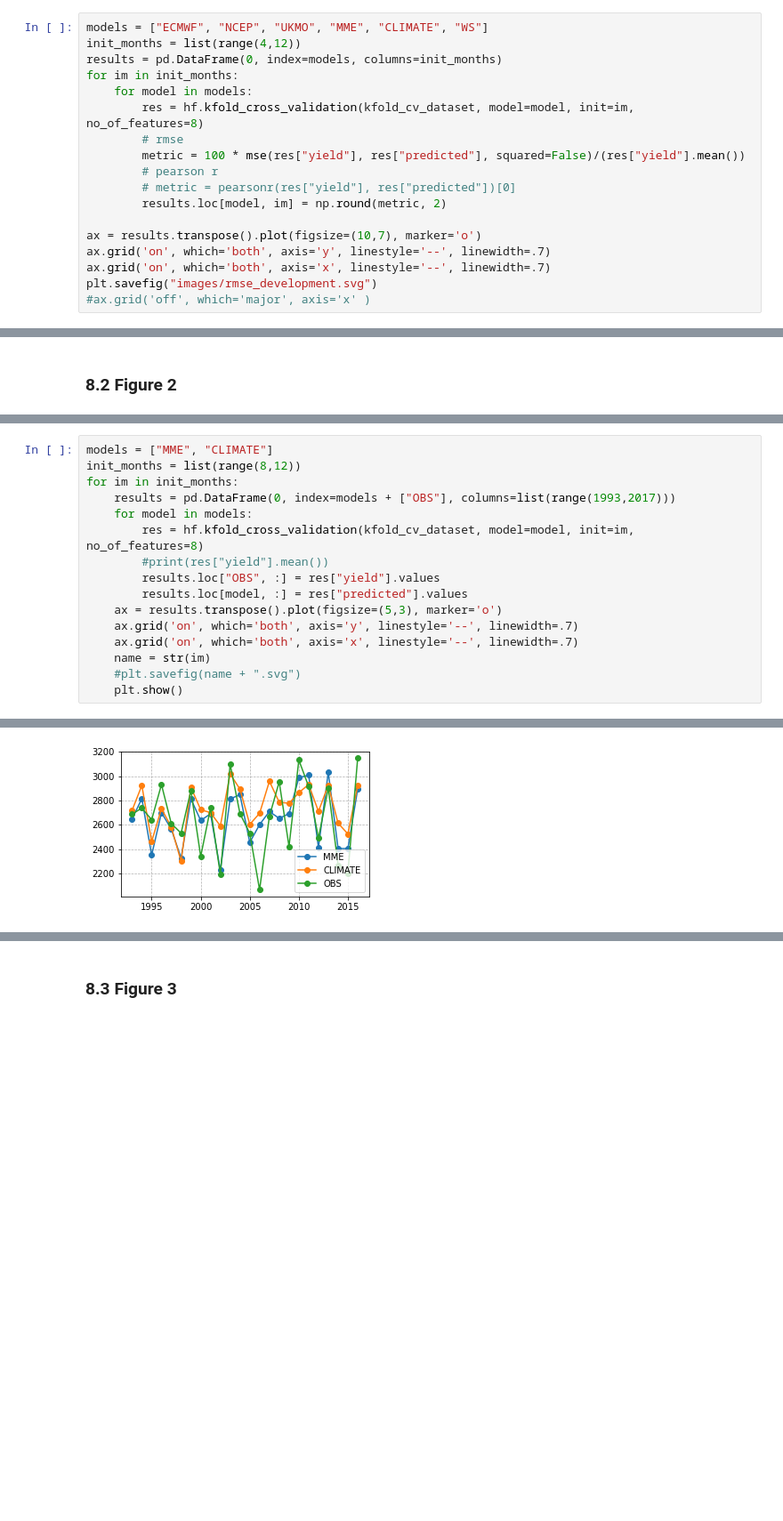
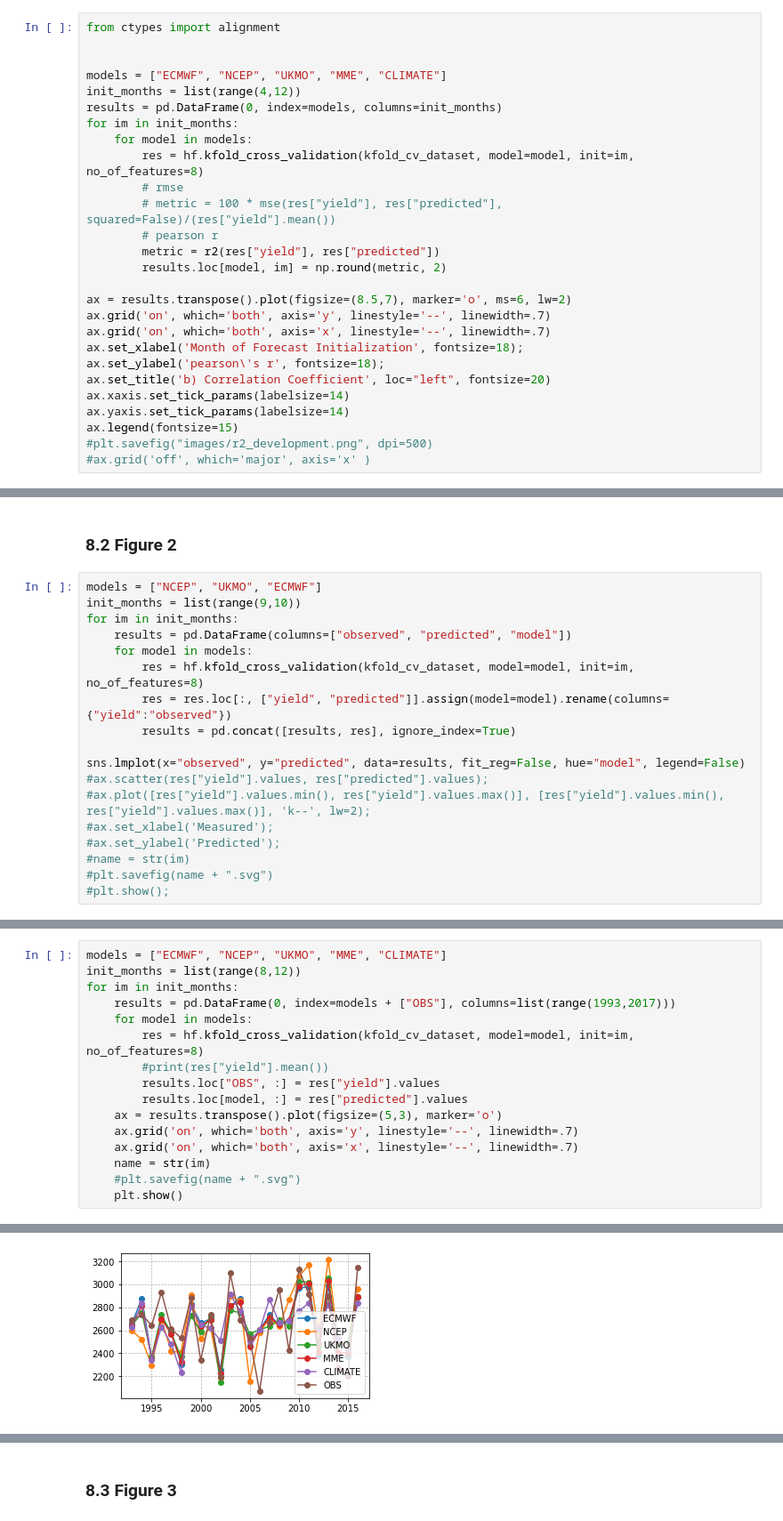
Before and after one commit to mzachow/wheat-yield-forecast-brazil, a Jupyter notebook: climatology_vs_seasonal_forecasts.ipynb, the cells around one changed output, grey strips where cells are left out. Shown at 89% size. Saved outputs shown, nothing was run; the diff lists cells and outputs as text; blank space fills up the shorter version.

```diff
--- a/climatology_vs_seasonal_forecasts.ipynb
+++ b/climatology_vs_seasonal_forecasts.ipynb
@@ -214,21 +228,30 @@ results #8 feature
 # %% [markdown]
 ### 8.1 Figure 1
 # %%
-models = ["ECMWF", "NCEP", "UKMO", "MME", "CLIMATE", "WS"]
+from ctypes import alignment
+
+
+models = ["ECMWF", "NCEP", "UKMO", "MME", "CLIMATE"]
 init_months = list(range(4,12))
 results = pd.DataFrame(0, index=models, columns=init_months)
 for im in init_months:
     for model in models:
         res = hf.kfold_cross_validation(kfold_cv_dataset, model=model, init=im, no_of_features=8)
         # rmse
-        metric = 100 * mse(res["yield"], res["predicted"], squared=False)/(res["yield"].mean())
+        # metric = 100 * mse(res["yield"], res["predicted"], squared=False)/(res["yield"].mean())
         # pearson r
-        # metric = pearsonr(res["yield"], res["predicted"])[0]
+        metric = r2(res["yield"], res["predicted"])
         results.loc[model, im] = np.round(metric, 2)
 
-ax = results.transpose().plot(figsize=(10,7), marker='o')
+ax = results.transpose().plot(figsize=(8.5,7), marker='o', ms=6, lw=2)
 ax.grid('on', which='both', axis='y', linestyle='--', linewidth=.7)
 ax.grid('on', which='both', axis='x', linestyle='--', linewidth=.7)
-plt.savefig("images/rmse_development.svg")
+ax.set_xlabel('Month of Forecast Initialization', fontsize=18);
+ax.set_ylabel('pearson\'s r', fontsize=18);
+ax.set_title('b) Correlation Coefficient', loc="left", fontsize=20)
+ax.xaxis.set_tick_params(labelsize=14)
+ax.yaxis.set_tick_params(labelsize=14)
+ax.legend(fontsize=15)
+#plt.savefig("images/r2_development.png", dpi=500)
 #ax.grid('off', which='major', axis='x' )
 # %% [output]
@@ -236,2 +263,20 @@ plt.savefig("images/rmse_development.svg")
 # %% [markdown]
 ### 8.2 Figure 2
+# %%
+models = ["NCEP", "UKMO", "ECMWF"]
+init_months = list(range(9,10))
+for im in init_months:
+    results = pd.DataFrame(columns=["observed", "predicted", "model"])
+    for model in models:
+        res = hf.kfold_cross_validation(kfold_cv_dataset, model=model, init=im, no_of_features=8)
+        res = res.loc[:, ["yield", "predicted"]].assign(model=model).rename(columns={"yield":"observed"})
+        results = pd.concat([results, res], ignore_index=True)
+
+sns.lmplot(x="observed", y="predicted", data=results, fit_reg=False, hue="model", legend=False)
+#ax.scatter(res["yield"].values, res["predicted"].values);
+#ax.plot([res["yield"].values.min(), res["yield"].values.max()], [res["yield"].values.min(), res["yield"].values.max()], 'k--', lw=2);
+#ax.set_xlabel('Measured');
+#ax.set_ylabel('Predicted');
+#name = str(im)
+#plt.savefig(name + ".svg")
+#plt.show();
@@ -238,5 +286,5 @@ plt.savefig("images/rmse_development.svg")
 # %%
-models = ["MME", "CLIMATE"]
+models = ["ECMWF", "NCEP", "UKMO", "MME", "CLIMATE"]
 init_months = list(range(8,12))
 for im in init_months:
     results = pd.DataFrame(0, index=models + ["OBS"], columns=list(range(1993,2017)))
@@ -257 +305 @@ for im in init_months:
-[figure, old version]
+[figure, new version]
```
Also changed, not shown: parts of 13 cells of this notebook, 5 other files.
